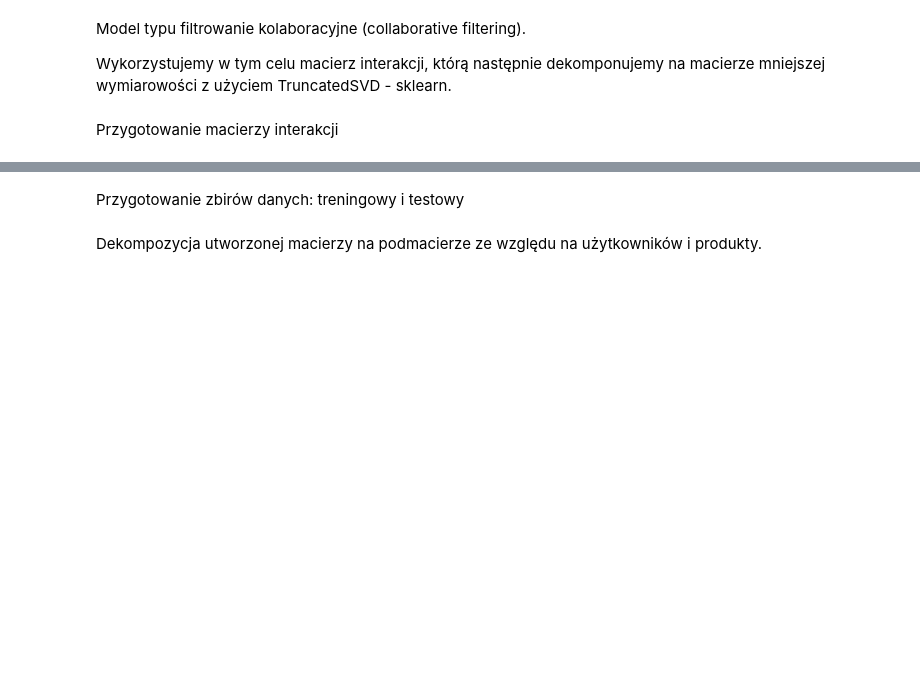
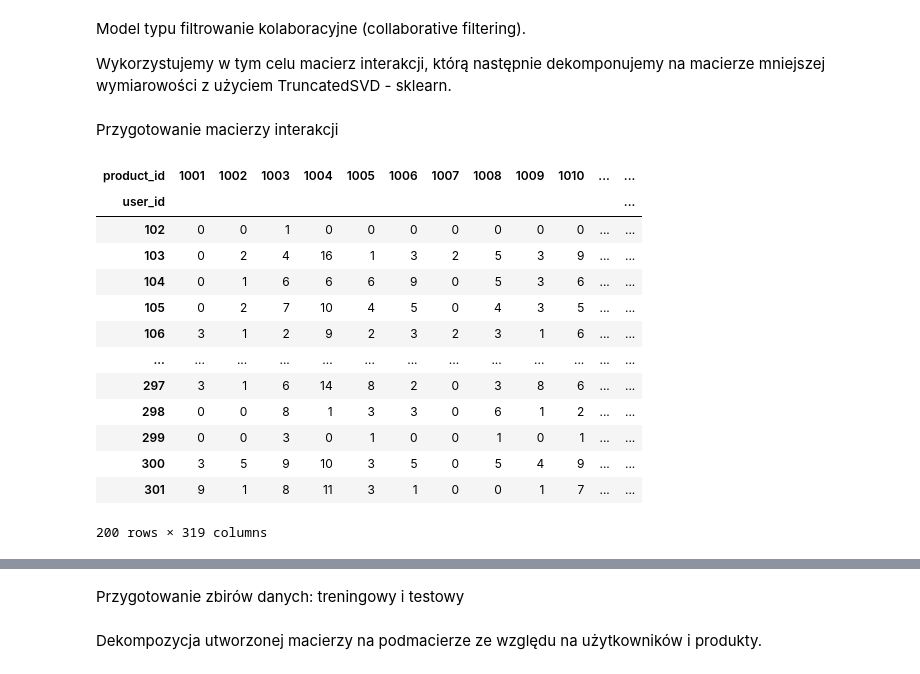
Before and after one commit to SwirtaB/IUM_Recommendation-system, a Jupyter notebook: models/cf_model.ipynb, the cells around one changed output, grey strips where cells are left out. Saved outputs shown, nothing was run; the diff lists cells and outputs as text; code cells hidden in the pictures; blank space fills up the shorter version.

```diff
--- a/models/cf_model.ipynb
+++ b/models/cf_model.ipynb
@@ -11,9 +12,26 @@ Przygotowanie macierzy interakcji
 # %%
 sessionsDataPath = '../notebooks/data/v2/sessions.jsonl'
 productsDataPath = '../notebooks/data/v2/products.jsonl'
 sessionsDF = pd.read_json(sessionsDataPath, lines=True)
 productsDF = pd.read_json(productsDataPath, lines=True)
 
 df = sessionsDF.drop(columns=["session_id", "timestamp", "event_type", "offered_discount", "purchase_id"])
 df["count"] = 1
 interactionMatrixDF = pd.pivot_table(df, index="user_id", columns="product_id", values="count", aggfunc=np.sum, fill_value=0)
+
+display(interactionMatrixDF)
+# %% [output]
+| product_id | 1001 | 1002 | 1003 | 1004 | 1005 | 1006 | 1007 | 1008 | 1009 | 1010 | ... | ... |
+| user_id |  |  |  |  |  |  |  |  |  |  |  | ... |
+| 102 | 0 | 0 | 1 | 0 | 0 | 0 | 0 | 0 | 0 | 0 | ... | ... |
+| 103 | 0 | 2 | 4 | 16 | 1 | 3 | 2 | 5 | 3 | 9 | ... | ... |
+| 104 | 0 | 1 | 6 | 6 | 6 | 9 | 0 | 5 | 3 | 6 | ... | ... |
+| 105 | 0 | 2 | 7 | 10 | 4 | 5 | 0 | 4 | 3 | 5 | ... | ... |
+| 106 | 3 | 1 | 2 | 9 | 2 | 3 | 2 | 3 | 1 | 6 | ... | ... |
+| ... | ... | ... | ... | ... | ... | ... | ... | ... | ... | ... | ... | ... |
+| 297 | 3 | 1 | 6 | 14 | 8 | 2 | 0 | 3 | 8 | 6 | ... | ... |
+| 298 | 0 | 0 | 8 | 1 | 3 | 3 | 0 | 6 | 1 | 2 | ... | ... |
+| 299 | 0 | 0 | 3 | 0 | 1 | 0 | 0 | 1 | 0 | 1 | ... | ... |
+| 300 | 3 | 5 | 9 | 10 | 3 | 5 | 0 | 5 | 4 | 9 | ... | ... |
+| 301 | 9 | 1 | 8 | 11 | 3 | 1 | 0 | 0 | 1 | 7 | ... | ... |
+200 rows × 319 columns
```
Also changed, not shown: parts of 9 cells of this notebook, 1 other file.
